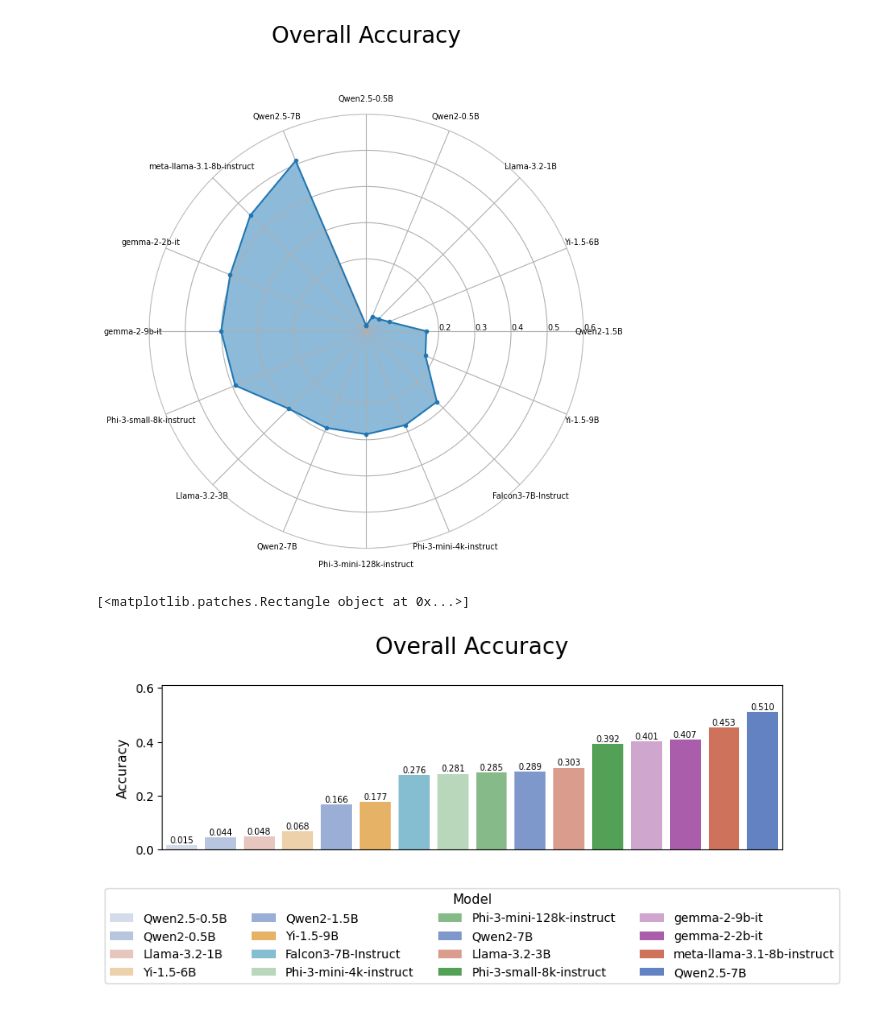
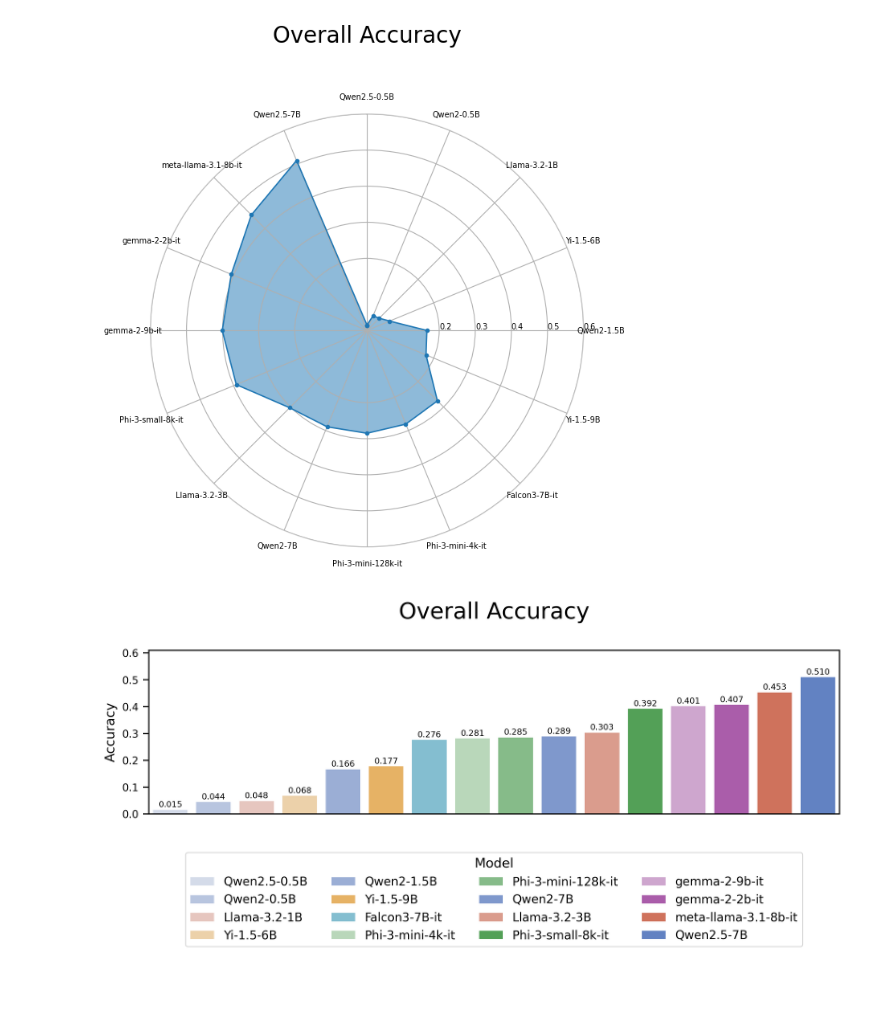
Before and after one commit to unimib-datAI/mammotab-analysis, a Jupyter notebook: analysis.ipynb, the cells around one changed output. Drawn from its saved outputs; the diff is of its cells as text; code cells hidden in the pictures; blank space fills up the shorter version.

```diff
--- a/analysis.ipynb
+++ b/analysis.ipynb
@@ -8,6 +10,9 @@ import pandas as pd
 import seaborn as sns
 # %%
 results_dir = os.path.join("results")
+images_dir = os.path.join("images")
+os.makedirs(images_dir, exist_ok=True)
+sns.set_context("paper")
 # %%
 totals = {
     "nils": 14856,
@@ -31,7 +36,9 @@ totals = {
     "total_cols": 5252,
     "total_cells": 133137,
 }
-totals = pd.DataFrame.from_dict(totals, orient="index", columns=["challenge_total"]).reset_index(names="challenge")
+totals = pd.DataFrame.from_dict(
+    totals, orient="index", columns=["challenge_total"]
+).reset_index(names="challenge")
 print(totals)
 # %% [output]
              challenge  challenge_total
@@ -56,7 +63,7 @@ annotable_prompts = json.load(open(os.path.join(results_dir, "annotable_prompts.
 annotable_prompts = pd.DataFrame(annotable_prompts)
 annotable_prompts = annotable_prompts.rename(columns={"model": "model_name"})
 annotable_prompts["model_name"] = annotable_prompts["model_name"].apply(
-    lambda x: x.split("/")[-1]
+    lambda x: re.sub("instruct", "it", x.split("/")[-1], flags=re.IGNORECASE)
 )
 annotable_prompts.head()
 # %% [output]
@@ -78,8 +85,12 @@ for filename in os.listdir(results_dir):
         data = json.load(open(os.path.join(results_dir, filename)))
         data.pop("final_stats")
         for k, v in data.pop("stats").items():
+            if k in {"alias", "typos"}:
+                continue
             data[k] = v
-        data["model_name"] = data["model_name"].split("/")[-1]
+        data["model_name"] = re.sub(
+            "instruct", "it", data["model_name"].split("/")[-1], flags=re.IGNORECASE
+        )
 
         data = pd.DataFrame.from_dict(data, orient="index").T
         data = data.melt(id_vars=["model_name"])
@@ -245,9 +256,9 @@ def plot_radar_chart(data, metrics, title):
 fig = plot_radar_chart(overall_results, ["accuracy"], title="Overall Accuracy")
 plt.show()
 # %% [output]
-[figure, old version]
+[figure, new version]
 # %%
-fig, ax = plt.subplots(figsize=(9, 5))
+fig, ax = plt.subplots(figsize=(9, 5), dpi=300)
 ax.set_title("Overall Accuracy", y=1.15, fontsize=19)
 ax.set_ylabel("Accuracy", fontsize=11)
 plt.ylim(0, overall_results["accuracy"].max() + 0.1)
@@ -256,37 +267,40 @@ bars = sns.barplot(
     x="model_name",
     y="accuracy",
     hue=overall_results["model_name"],
     palette=palette,
     legend=True,
     ax=ax,
 )
 plt.xlabel("")
 plt.xticks(ticks=[])
-# Adding values over the bars
-print(bars.containers[0].patches)
+
 for p in bars.containers:
     p = p.patches[0]
     height = p.get_height()
     ax.text(
         p.get_x() + p.get_width() / 2.0,
         height + 0.01,
         f"{height:.3f}",
         ha="center",
         fontsize=7,
     )
 sns.move_legend(
     ax,
     "upper center",
     bbox_to_anchor=(0.5, -0.2),
     title="Model",
     fontsize=10,
     title_fontsize=11,
     ncols=4,
 )
 plt.tight_layout()
+plt.savefig(
+    os.path.join(images_dir, "overall_accuracy.png"),
+    bbox_inches="tight",
+    dpi=300,
+)
 # %% [output]
-[<matplotlib.patches.Rectangle object at 0x...>]
-[figure, old version]
+[figure, new version]
 # %%
 per_challenge_results
 # %% [output]
```
Also changed, not shown: parts of 7 cells of this notebook, 4 other files.
